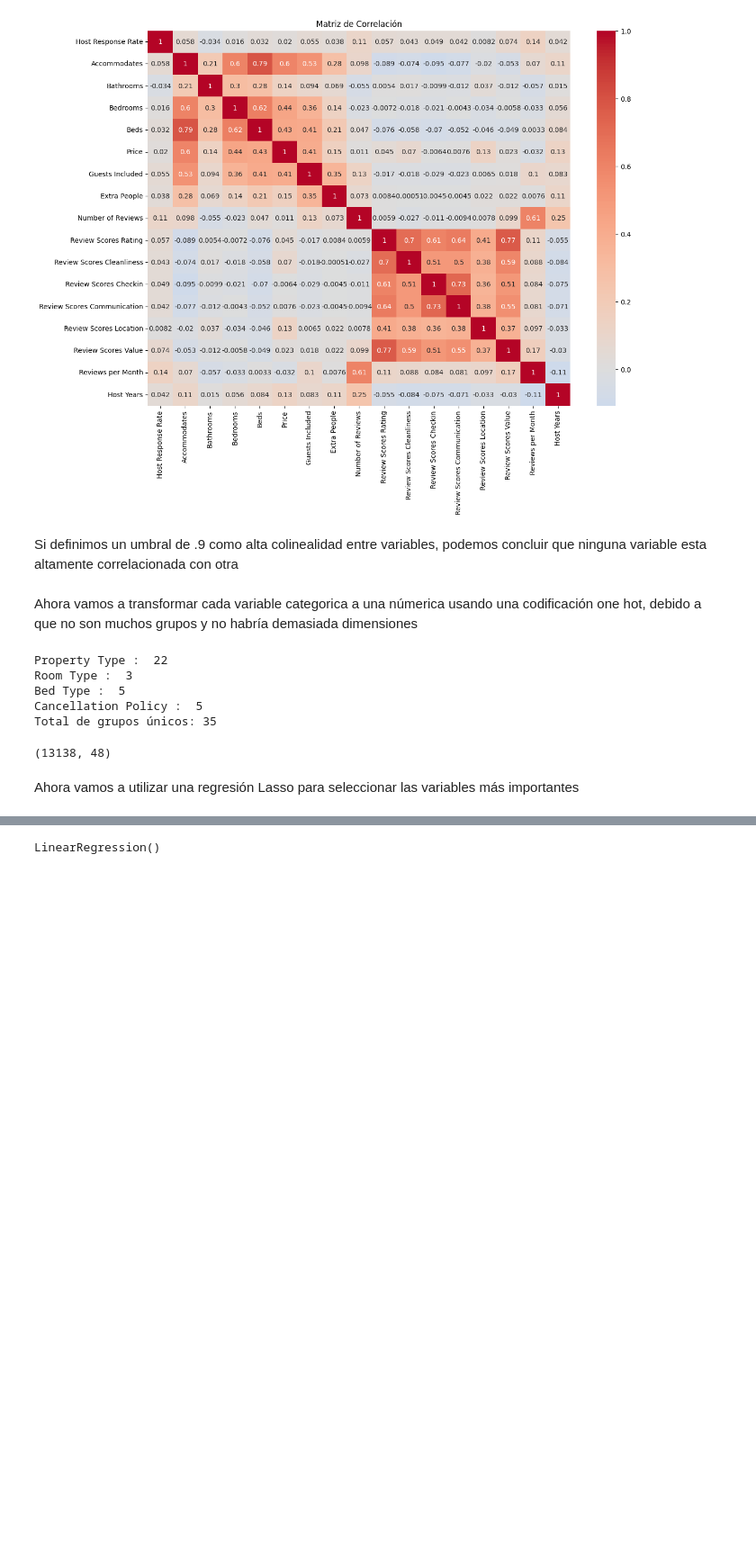
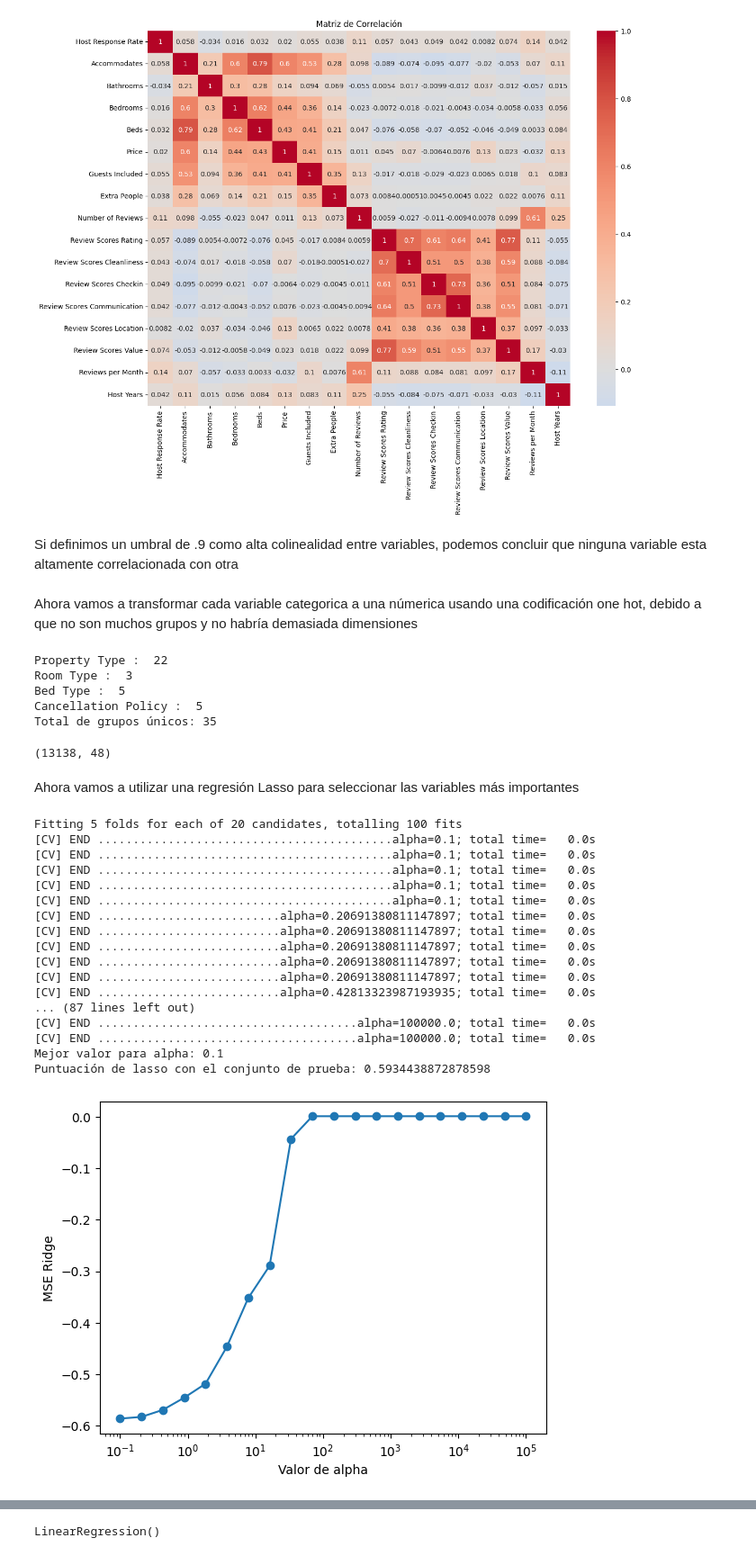
Before and after one commit to Alejandr0xxx/MachineLearningKC, a Jupyter notebook: MachinelearningProjectKC.ipynb, the cells around one changed output, grey strips where cells are left out. Shown at 90% size. Drawn from its saved outputs; the diff is of its cells as text; code cells hidden in the pictures; blank space fills up the shorter version.

```diff
--- a/MachinelearningProjectKC.ipynb
+++ b/MachinelearningProjectKC.ipynb
@@ -314,4 +318,59 @@ df.shape
 (13138, 48)
 # %% [markdown]
 Ahora vamos a utilizar una regresión Lasso para seleccionar las variables más importantes
+# %%
+#Importamos Lasso, train_test_split y GridSearchCV
+from sklearn.linear_model import Lasso
+from sklearn.model_selection import train_test_split, GridSearchCV
+
+#Dividimos las features de la columna objetivo
+X, y = df.drop(columns='Price'), df['Price']
+
+#Ahora los sets de prueba y entrenamiento
+X_train, X_test, y_train, y_test = train_test_split(X, y, test_size=.2)
+
+
+alpha_vector = np.logspace(-1,5,20)
+
+param_grid = {
+    'alpha': alpha_vector
+}
+
+#Instanciamos GridSearchCV
+grid = GridSearchCV(estimator=Lasso(), param_grid=param_grid, cv=5, verbose=2)
+
+grid.fit(X_train, y_train)
+
+print(f"Mejor valor para alpha: {grid.best_params_['alpha']}")
+
+best_lasso = grid.best_estimator_
+
+test_score = best_lasso.score(X_test, y_test)
+
+print(f"Puntuación de lasso con el conjunto de prueba: {test_score}")
+
+scores = -1*np.array(grid.cv_results_['mean_test_score'])
+plt.semilogx(alpha_vector,scores,'-o')
+plt.xlabel('Valor de alpha')
+plt.ylabel('MSE Ridge')
+plt.show()
+# %% [output]
+Fitting 5 folds for each of 20 candidates, totalling 100 fits
+[CV] END ..........................................alpha=0.1; total time=   0.0s
+[CV] END ..........................................alpha=0.1; total time=   0.0s
+[CV] END ..........................................alpha=0.1; total time=   0.0s
+[CV] END ..........................................alpha=0.1; total time=   0.0s
+[CV] END ..........................................alpha=0.1; total time=   0.0s
+[CV] END ..........................alpha=0.20691380811147897; total time=   0.0s
+[CV] END ..........................alpha=0.20691380811147897; total time=   0.0s
+[CV] END ..........................alpha=0.20691380811147897; total time=   0.0s
+[CV] END ..........................alpha=0.20691380811147897; total time=   0.0s
+[CV] END ..........................alpha=0.20691380811147897; total time=   0.0s
+[CV] END ..........................alpha=0.42813323987193935; total time=   0.0s
+... (87 lines left out)
+[CV] END .....................................alpha=100000.0; total time=   0.0s
+[CV] END .....................................alpha=100000.0; total time=   0.0s
+Mejor valor para alpha: 0.1
+Puntuación de lasso con el conjunto de prueba: 0.5934438872878598
+[figure, added]
 # %%
```
Also changed, not shown: parts of 19 cells of this notebook.
